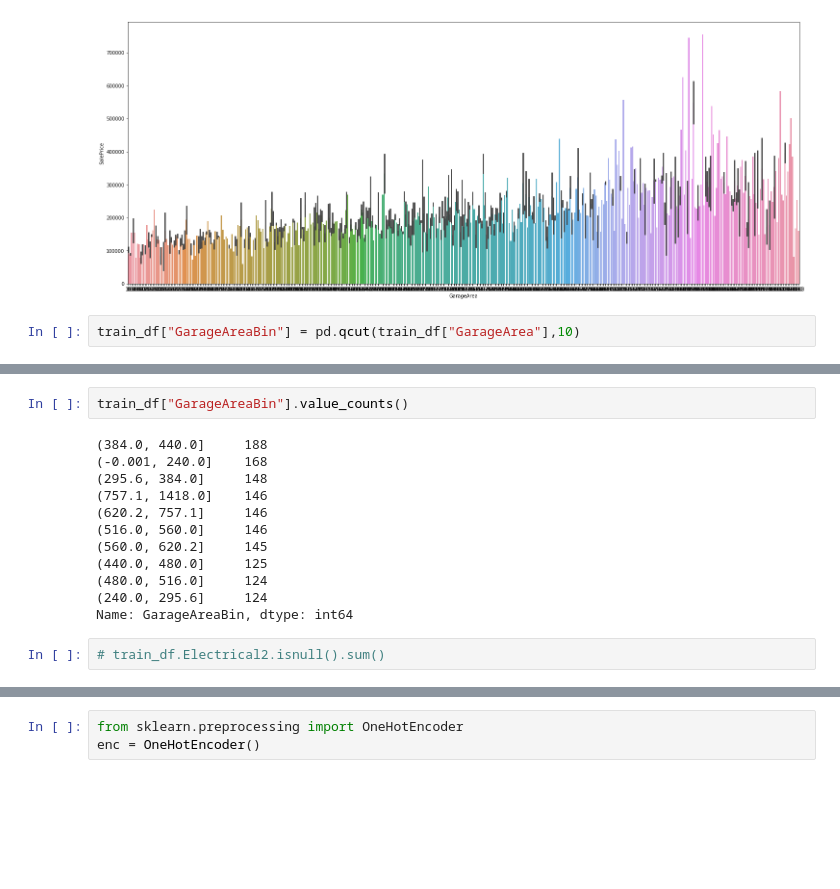
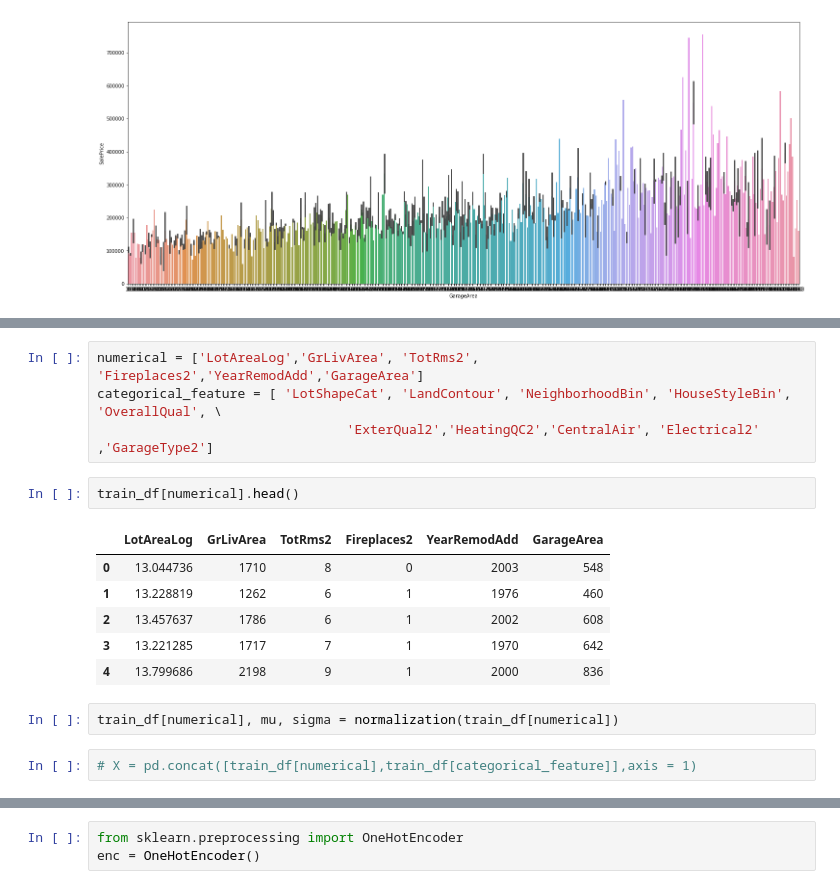
Before and after one commit to csy99/Kaggle, a Jupyter notebook: House Price.ipynb, the cells around one changed output, grey strips where cells are left out. Drawn from its saved outputs; the diff is of its cells as text; blank space fills up the shorter version.

```diff
--- a/House Price.ipynb
+++ b/House Price.ipynb
@@ -601,5 +539,3 @@ sns.barplot(x =train_df["GarageArea"], y = train_df.SalePrice )
 # %% [output]
 <matplotlib.axes._subplots.AxesSubplot at 0x...>
 [figure]
-# %%
-train_df["GarageAreaBin"] = pd.qcut(train_df["GarageArea"],10)
@@ -611,17 +542,18 @@ sns.barplot(x =train_df["GarageAreaBin"], y = train_df.SalePrice )
-# %%
-train_df["GarageAreaBin"].value_counts()
-# %% [output]
-(384.0, 440.0]     188
-(-0.001, 240.0]    168
-(295.6, 384.0]     148
-(757.1, 1418.0]    146
-(620.2, 757.1]     146
-(516.0, 560.0]     146
-(560.0, 620.2]     145
-(440.0, 480.0]     125
-(480.0, 516.0]     124
-(240.0, 295.6]     124
-Name: GarageAreaBin, dtype: int64
-# %%
-# train_df.Electrical2.isnull().sum()
+# %%
+numerical = ['LotAreaLog','GrLivArea', 'TotRms2', 'Fireplaces2','YearRemodAdd','GarageArea']
+categorical_feature = [ 'LotShapeCat', 'LandContour', 'NeighborhoodBin', 'HouseStyleBin', 'OverallQual', \
+                                'ExterQual2','HeatingQC2','CentralAir', 'Electrical2' ,'GarageType2']
+# %%
+train_df[numerical].head()
+# %% [output]
+|  | LotAreaLog | GrLivArea | TotRms2 | Fireplaces2 | YearRemodAdd | GarageArea |
+| 0 | 13.044736 | 1710 | 8 | 0 | 2003 | 548 |
+| 1 | 13.228819 | 1262 | 6 | 1 | 1976 | 460 |
+| 2 | 13.457637 | 1786 | 6 | 1 | 2002 | 608 |
+| 3 | 13.221285 | 1717 | 7 | 1 | 1970 | 642 |
+| 4 | 13.799686 | 2198 | 9 | 1 | 2000 | 836 |
+# %%
+train_df[numerical], mu, sigma = normalization(train_df[numerical])
+# %%
+# X = pd.concat([train_df[numerical],train_df[categorical_feature]],axis = 1)
 # %%
```
Also changed, not shown: parts of 67 cells of this notebook.
